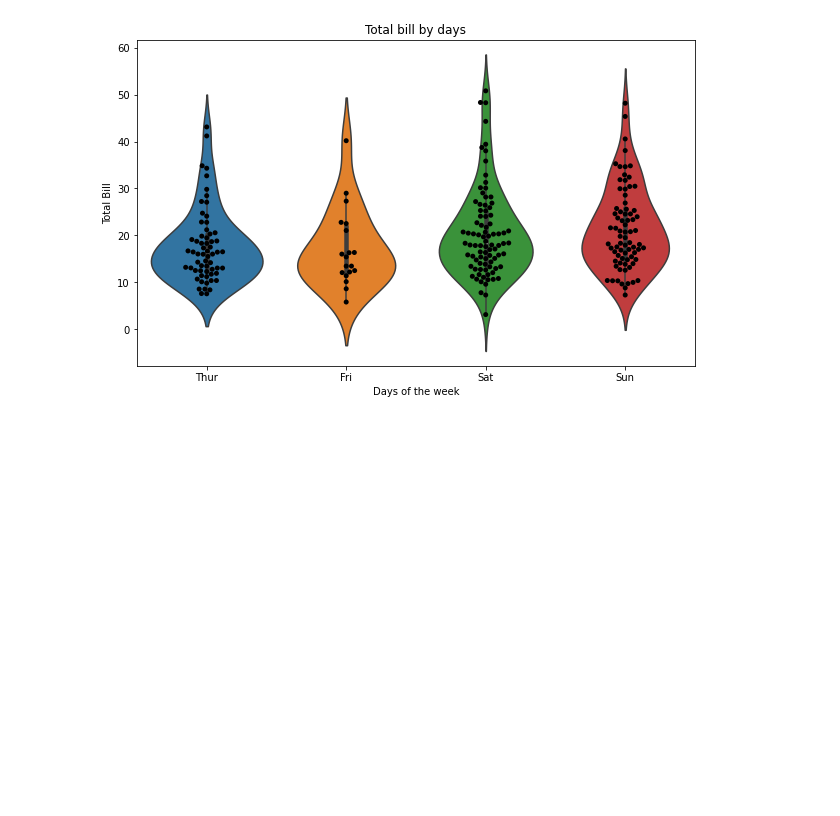
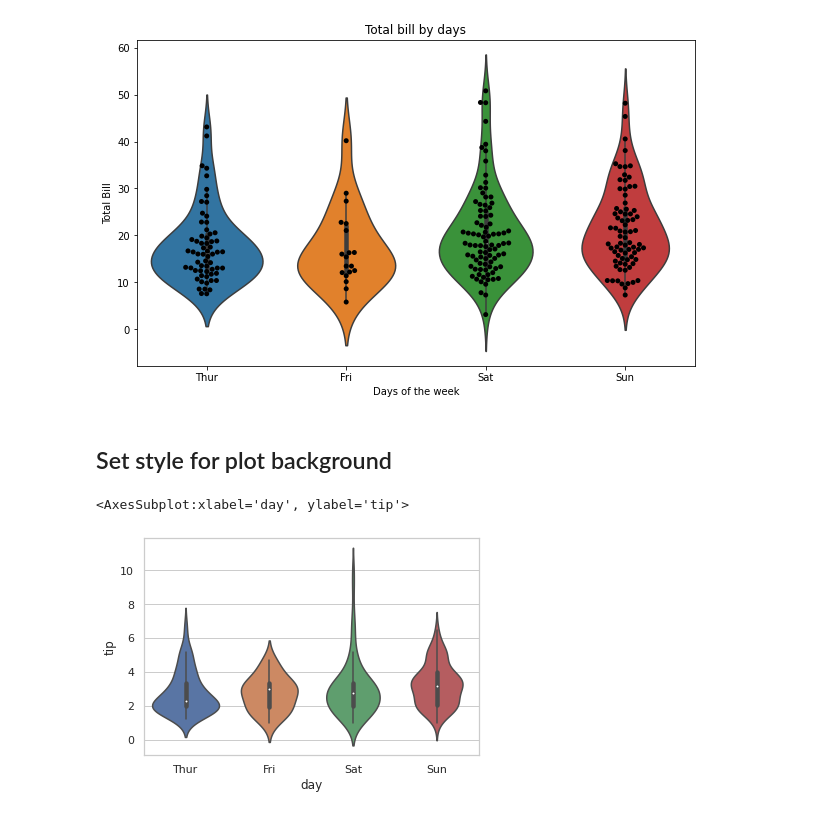
Before and after one commit to HumphreyKn/Python_Bar, a Jupyter notebook: Violin plots.ipynb, the cells around one changed output. Drawn from its saved outputs; the diff is of its cells as text; code cells hidden in the pictures; blank space fills up the shorter version.

Commit message:
Hue and background styles

```diff
--- a/Violin plots.ipynb
+++ b/Violin plots.ipynb
@@ -79,3 +79,16 @@ plt.title("Total bill by days")
 plt.show()
 # %% [output]
 [figure]
+# %% [markdown]
+## Set style for plot background
+# %%
+import seaborn
+
+
+seaborn.set(style = 'whitegrid')
+tip = seaborn.load_dataset('tips')
+
+seaborn.violinplot(x ='day', y ='tip', data = tip)
+# %% [output]
+<AxesSubplot:xlabel='day', ylabel='tip'>
+[figure, added]
```
Also changed, not shown: parts of 3 cells of this notebook.
